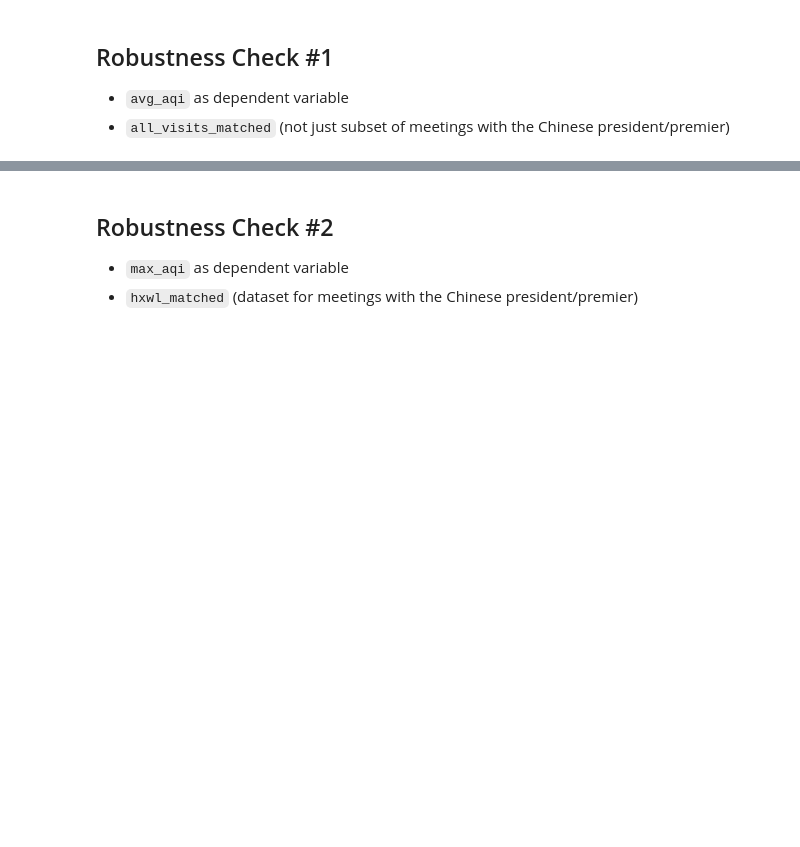
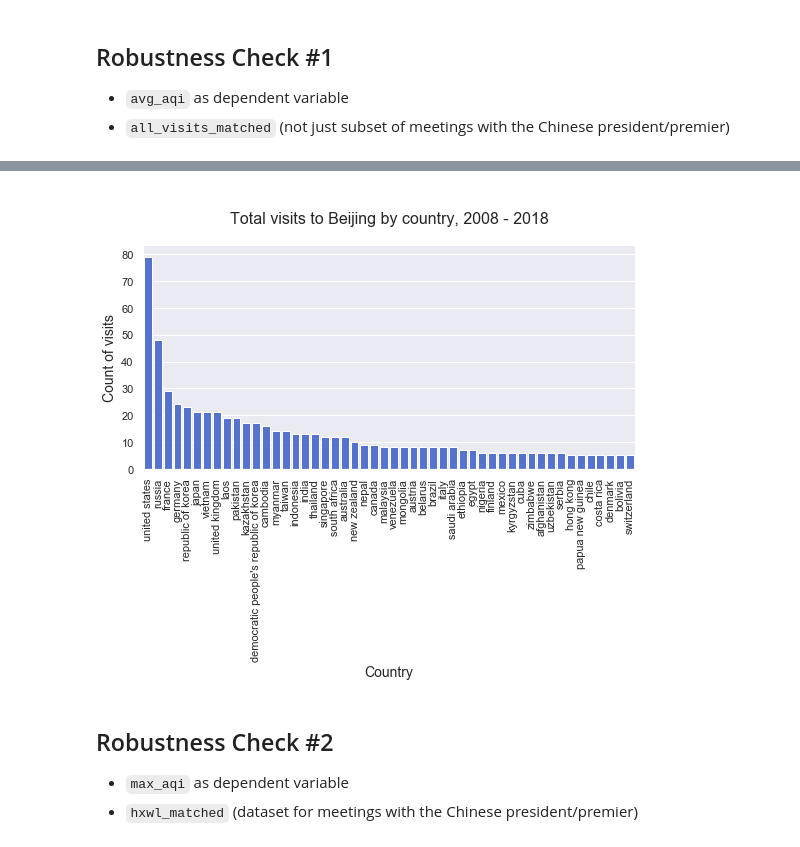
Before and after one commit to yontartu/wuran, a Jupyter notebook: beijing_aqi_analysis.ipynb, the cells around one changed output, grey strips where cells are left out. Cells and saved outputs as stored; diff of their text form; code cells hidden in the pictures; blank space fills up the shorter version.

Commit message:
add robustness checks

```diff
--- a/beijing_aqi_analysis.ipynb
+++ b/beijing_aqi_analysis.ipynb
@@ -2617,0 +2472,2 @@ def run_regressions_for_country(country_name, filenumber):
+# %%
+psw_allvisits = psw.copy()
@@ -2617,0 +2685,10 @@ def run_regressions_for_country(country_name, filenumber):
+# %%
+combined_cos = pd.DataFrame()
+for i in range(1,18):
+    col_name = 'country_' + str(i)
+    a = psw_allvisits[['date','avg_aqi','max_aqi','state_visit',col_name]]
+    a = a[a[col_name].isnull()==False]
+    a = a.rename(columns={col_name:'country'})
+    combined_cos = pd.concat([combined_cos,a])
+combined_cos = combined_cos.reset_index(drop=True)
+combined_cos.shape
@@ -2617,0 +2706,2 @@ def run_regressions_for_country(country_name, filenumber):
+# %%
+combined_cos['g20_member'] = combined_cos.country.apply(lambda x: x in g20)
@@ -2617,0 +2717,6 @@ def run_regressions_for_country(country_name, filenumber):
+# %%
+c = combined_cos.copy()
+country_total_visits = c.groupby('country').size().sort_values(ascending=False)#.plot(kind='bar')
+country_total_visits = pd.DataFrame({'country':country_total_visits.index, 'counts':country_total_visits.values})
+country_total_visits.head(25)
+# country_total_visits.tail()
@@ -2618,3 +2741,13 @@ def run_regressions_for_country(country_name, filenumber):
+# %%
+f = sns.catplot(x="country", y="counts", data=country_total_visits.head(50), kind="bar", aspect=2, height=4, color="royalblue", legend=False)
+
+plt.title('\nTotal visits to Beijing by country, 2008 - 2018\n', size=16)
+plt.xlabel('Country', size=14)
+plt.ylabel('Count of visits', size=14)
+f.set_xticklabels(rotation=90)
+f.savefig(os.getcwd() + '/img/robustness_checks/check_1_allvisits/0_total_visits_by_country.png')
+# %% [output]
+[figure, added]
 # %% [markdown]
 ## Robustness Check #2
 - `max_aqi` as dependent variable
```
Also changed, not shown: parts of 62 cells of this notebook, 26 other files.
